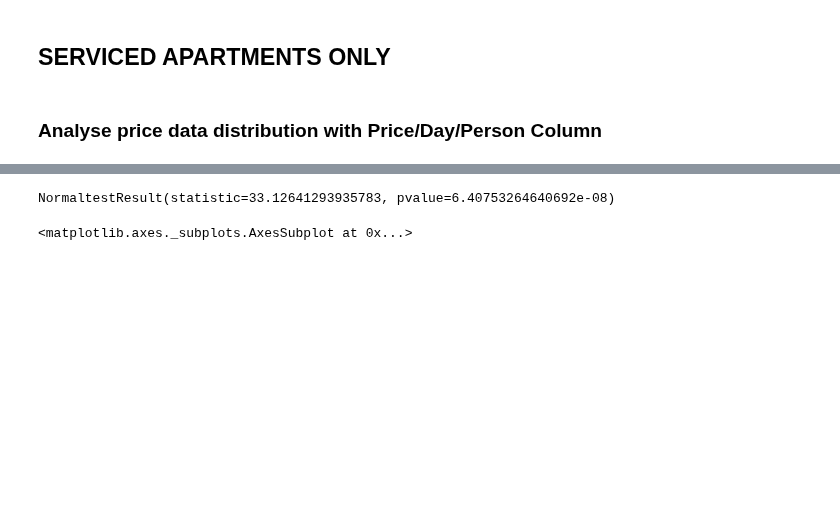
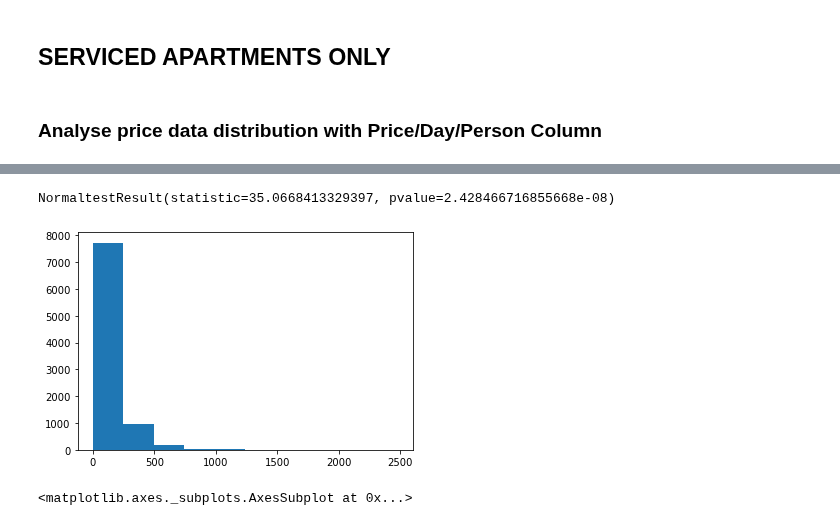
Before and after one commit to jMacProd/Project1, a Jupyter notebook: price_analysis.ipynb, the cells around one changed output, grey strips where cells are left out. Cells and saved outputs as stored; diff of their text form; code cells hidden in the pictures; blank space fills up the shorter version.

```diff
--- a/price_analysis.ipynb
+++ b/price_analysis.ipynb
@@ -640,10 +509,11 @@ len(only_servapts)
 # %%
 # check if price/day data is normally distributed
-#plt.hist(price_data_renamed['Price/Day($)'])
+plt.hist(price_data_renamed['Price/Day($)'])
 normal_test = sts.normaltest(only_servapts['Price/Day/Person($)'].sample(70))
 normal_test
 # %% [output]
-NormaltestResult(statistic=33.12641293935783, pvalue=6.40753264640692e-08)
+NormaltestResult(statistic=35.0668413329397, pvalue=2.428466716855668e-08)
+[figure, added]
 # %%
 only_servapts.boxplot(column='Price/Day/Person($)', return_type='axes')
 # %% [output]
```
Also changed, not shown: parts of 50 cells of this notebook, 5 other files.
